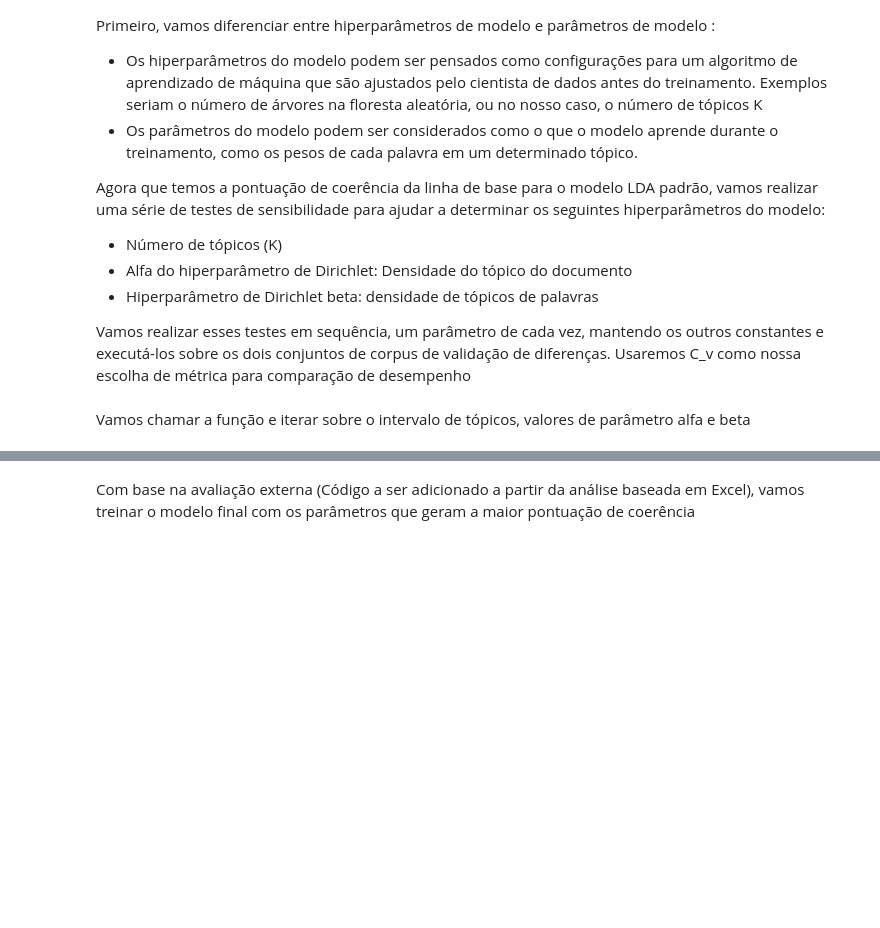
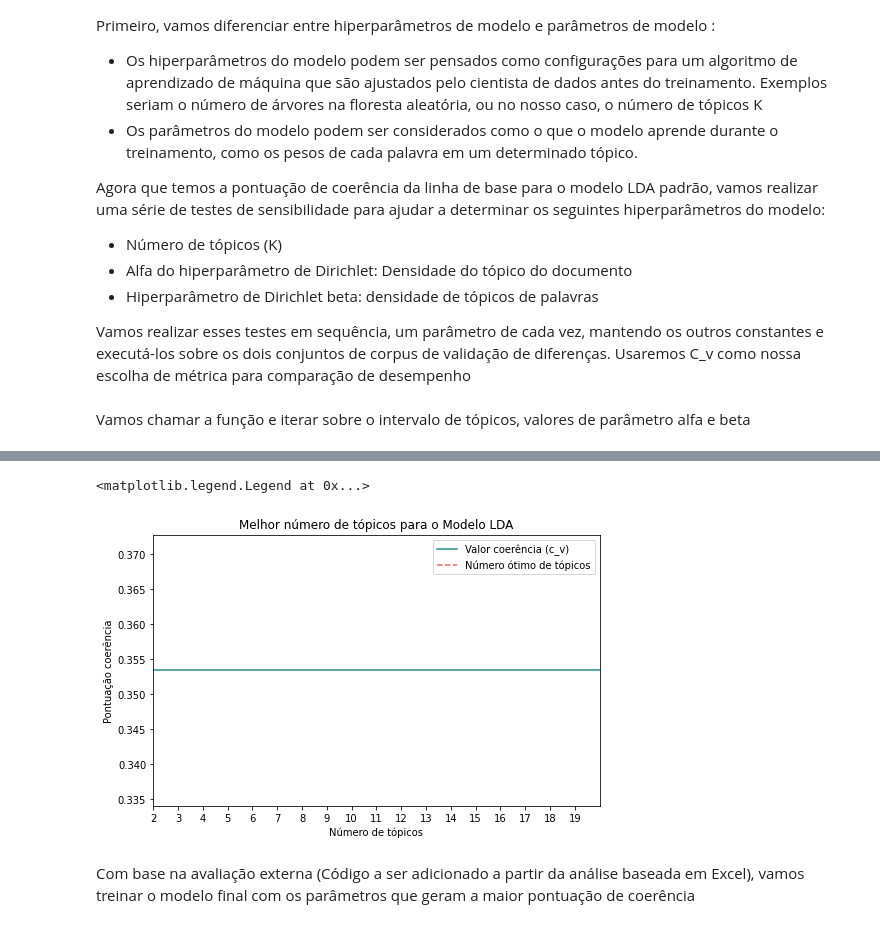
Before and after one commit to osmarbraz/exemplos_gensim, a Jupyter notebook: Exemplo_LDA_Coerente_Gensim_pt_br.ipynb, the cells around one changed output, grey strips where cells are left out. Cells and saved outputs as stored; diff of their text form; code cells hidden in the pictures; blank space fills up the shorter version.

```diff
--- a/Exemplo_LDA_Coerente_Gensim_pt_br.ipynb
+++ b/Exemplo_LDA_Coerente_Gensim_pt_br.ipynb
@@ -1213,11 +1236,9 @@ Cria o corpus
 import gensim.corpora as corpora
 
 # Criando o dicionário
-id2word = corpora.Dictionary(dados_palavra_corpus)
+id2word = corpora.Dictionary(textos)
 
 # Criando o corpus
-textos = dados_palavra_corpus
-
 # Frequência de termos no documento (Term Document Frequency)
 corpus = [id2word.doc2bow(texto) for texto in textos]
 # %%
@@ -1520,9 +1524,12 @@ else:
 grid = {}
 grid['Validation_Set'] = {}
 
+# Medida analisada
+medida = 'c_v'
+
 # Intervalo dos tópicos
 min_topics = 2
-max_topics = 11
+max_topics = 20
 step_size = 1
 topics_range = range(min_topics, max_topics, step_size)
 
@@ -1562,8 +1569,13 @@ if 1 == 1:
                 # iterar pelos valores beta
                 for b in beta:
                     # obtém a pontuação de coerência para os parâmetros fornecidos
-                    cv = compute_coherence_values(corpus=corpus_sets[i], dictionary=id2word,
-                                                  k=k, a=a, b=b)
+                    cv = compute_coherence_values(corpus=corpus_sets[i],
+                                                  dictionary=id2word,
+                                                  k=k,
+                                                  a=a,
+                                                  b=b,
+                                                  medida=medida)
+
                     # Salve os resultados do modelo
                     model_results['Conjunto validação'].append(corpus_title[i])
                     model_results['Tópicos'].append(k)
@@ -1574,3 +1586,5 @@ if 1 == 1:
                     pbar.update(1)
     pd.DataFrame(model_results).to_csv(diretorio + '/lda_tuning_results.csv', index=False)
     pbar.close()
+# %%
+lda_resultado = pd.read_csv(diretorio + '/lda_tuning_results.csv')
@@ -1577,3 +1605,42 @@ if 1 == 1:
+# %%
+#Import das bibliotecas
+import numpy as np
+import matplotlib.pyplot as plt
+from matplotlib.lines import Line2D
+import seaborn as sns
+%matplotlib inline
+
+plt.figure(figsize=(8,5))
+
+dados = lda_resultado.Coerencia.values.tolist()
+
+# Cria um eixo x personalizado
+x = range(0,(len(beta)*len(alpha)*len(topics_range)*len(corpus_title)), step_size)
+
+# Construir o gráfico de linha
+ax = sns.lineplot(x=x, y=dados, color='#238C8C')
+
+# Set titles and labels
+plt.title("Melhor número de tópicos para o Modelo LDA")
+plt.xlabel("Número de tópicos")
+plt.ylabel("Pontuação coerência")
+plt.xlim(min_topics, max_topics)
+plt.xticks(range(2, max_topics, step_size))
+
+# Adicione uma linha vertical para mostrar o número ideal de tópicos
+plt.axvline(x[np.argmax(dados)],
+            color='#F26457', linestyle='--')
+
+# Desenha uma legenda personalizada
+legend_elements = [Line2D([0], [0], color='#238C8C',
+                          ls='-', label='Valor coerência (' + medida + ')'),
+                   Line2D([0], [1], color='#F26457',
+                          ls='--', label='Número ótimo de tópicos')]
+
+ax.legend(handles=legend_elements, loc='upper right')
+# %% [output]
+<matplotlib.legend.Legend at 0x...>
+[figure, added]
 # %% [markdown]
 Com base na avaliação externa (Código a ser adicionado a partir da análise baseada em Excel), vamos treinar o modelo final com os parâmetros que geram a maior pontuação de coerência
 # %%
```
Also changed, not shown: parts of 35 cells of this notebook.
